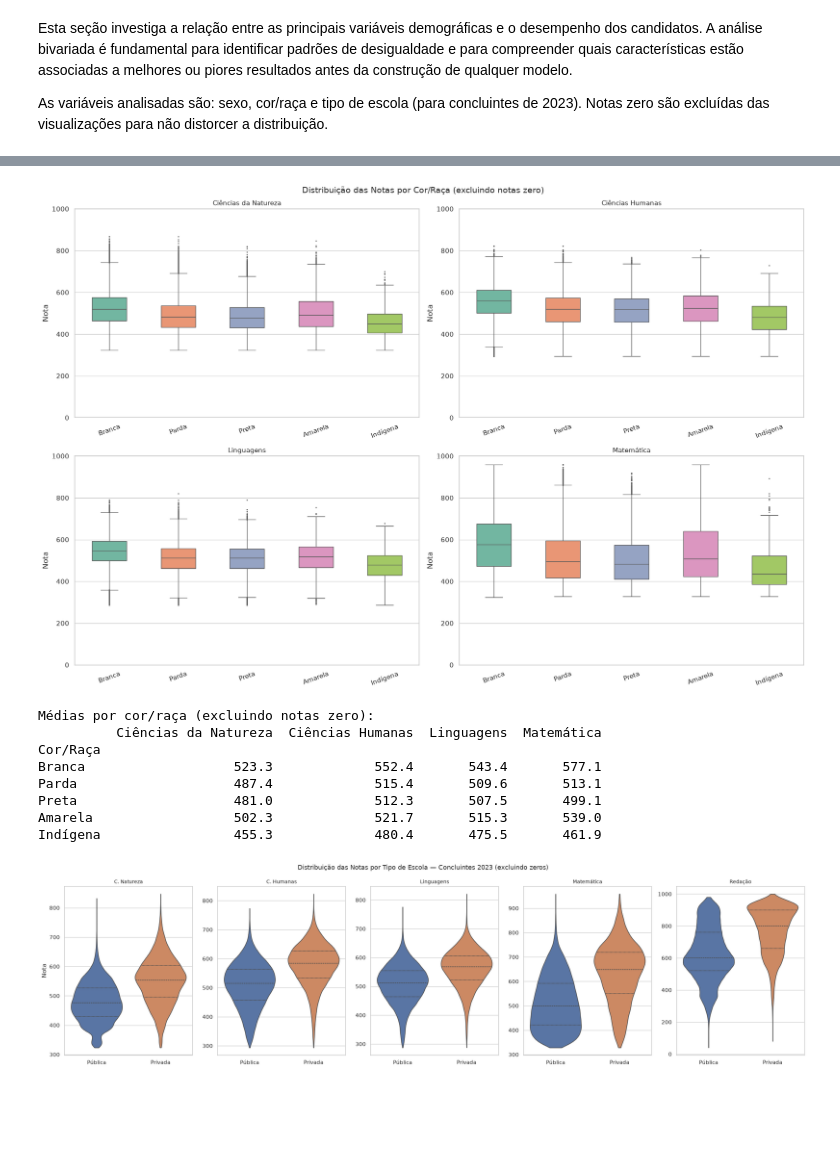
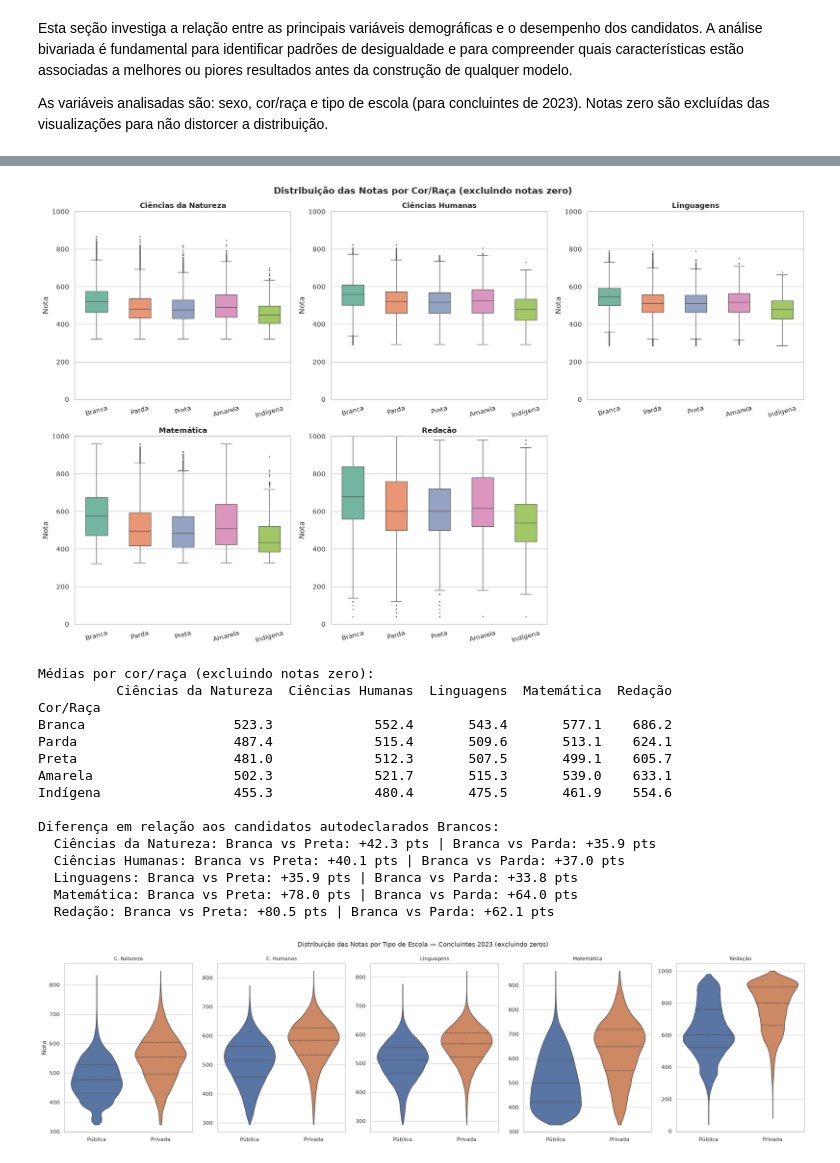
Before and after one commit to Prof-Saulo-Santos/mba-tcc-enem, a Jupyter notebook: notebooks/02_eda.ipynb, the cells around one changed output, grey strips where cells are left out. Saved outputs shown, nothing was run; the diff lists cells and outputs as text; code cells hidden in the pictures; blank space fills up the shorter version.

```diff
--- a/notebooks/02_eda.ipynb
+++ b/notebooks/02_eda.ipynb
@@ -1581,13 +1624,14 @@ características estão associadas a melhores ou piores resultados antes da cons
 As variáveis analisadas são: sexo, cor/raça e tipo de escola (para concluintes de 2023).
 Notas zero são excluídas das visualizações para não distorcer a distribuição.
 # %%
-notas = ['NU_NOTA_CN', 'NU_NOTA_CH', 'NU_NOTA_LC', 'NU_NOTA_MT']
-titulos = ['Ciências da Natureza', 'Ciências Humanas', 'Linguagens', 'Matemática']
+# ── Distribuição das Notas por Sexo (Incluindo Redação) ───────────────────────
+notas = ['NU_NOTA_CN', 'NU_NOTA_CH', 'NU_NOTA_LC', 'NU_NOTA_MT', 'NU_NOTA_REDACAO']
+titulos = ['C. Natureza', 'C. Humanas', 'Linguagens', 'Matemática', 'Redação']
 
 df_plot = df.copy()
 df_plot['Sexo'] = df_plot['TP_SEXO'].map({'M': 'Masculino', 'F': 'Feminino'})
 
-fig, axes = plt.subplots(1, 4, figsize=(20, 6), sharey=True)
+fig, axes = plt.subplots(1, 5, figsize=(22, 6), sharey=True)
 fig.suptitle('Distribuição das Notas por Sexo (excluindo notas zero)', fontsize=14)
 
 for i, (nota, titulo) in enumerate(zip(notas, titulos)):
@@ -1599,7 +1643,7 @@ for i, (nota, titulo) in enumerate(zip(notas, titulos)):
         palette={'Feminino': '#E07B8A', 'Masculino': '#5B8DB8'},
         ax=ax, inner='quartile', cut=0
     )
-    ax.set_title(titulo, fontsize=10)
+    ax.set_title(titulo, fontsize=11, fontweight='bold')
     ax.set_xlabel('')
     ax.set_ylabel('Nota' if i == 0 else '')
     ax.set_ylim(0, 1000)
@@ -1607,6 +1651,7 @@ for i, (nota, titulo) in enumerate(zip(notas, titulos)):
 plt.tight_layout()
 plt.show()
 
+# Tabela com as 5 médias
 print("Médias por sexo (excluindo notas zero):")
 medias_sexo = (
     df_plot[df_plot[notas].gt(0).all(axis=1)]
@@ -1614,4 +1659,10 @@ medias_sexo = (
 )
 medias_sexo.columns = titulos
 print(medias_sexo.to_string())
+
+# Diferença Masculino - Feminino
+diff_sexo = medias_sexo.loc['Masculino'] - medias_sexo.loc['Feminino']
+print("\nDiferença (Masculino − Feminino):")
+for c, v in diff_sexo.items():
+    print(f"  {c}: {v:+.1f} pontos")
 # %% [output]
@@ -1624,47 +1682,73 @@ Masculino                 515.7             537.9       526.8       566.8
 # %%
+# ── Distribuição das Notas por Cor/Raça (Incluindo Redação) ───────────────────
 labels_raca_biv = {1: 'Branca', 2: 'Preta', 3: 'Parda', 4: 'Amarela', 5: 'Indígena'}
 ordem_raca_biv  = ['Branca', 'Parda', 'Preta', 'Amarela', 'Indígena']
+
+# 5 notas oficiais
+notas = ['NU_NOTA_CN', 'NU_NOTA_CH', 'NU_NOTA_LC', 'NU_NOTA_MT', 'NU_NOTA_REDACAO']
+titulos = ['Ciências da Natureza', 'Ciências Humanas', 'Linguagens', 'Matemática', 'Redação']
 
 df_raca = df[df['TP_COR_RACA'].isin(labels_raca_biv)].copy()
 df_raca['Cor/Raça'] = df_raca['TP_COR_RACA'].map(labels_raca_biv)
 
-fig, axes = plt.subplots(2, 2, figsize=(18, 12))
-fig.suptitle('Distribuição das Notas por Cor/Raça (excluindo notas zero)', fontsize=14)
+# Grade 2x3 para acomodar as 5 notas confortavelmente
+fig, axes = plt.subplots(2, 3, figsize=(18, 11))
+fig.suptitle('Distribuição das Notas por Cor/Raça (excluindo notas zero)', fontsize=15, fontweight='bold')
+
+axes_flat = axes.flatten()
 
 for i, (nota, titulo) in enumerate(zip(notas, titulos)):
-    ax = axes[i // 2][i % 2]
+    ax = axes_flat[i]
     sub = df_raca[df_raca[nota] > 0]
     sns.boxplot(
         data=sub, x='Cor/Raça', y=nota,
         order=ordem_raca_biv, palette='Set2',
         ax=ax, width=0.5, fliersize=1
     )
-    ax.set_title(titulo, fontsize=11)
+    ax.set_title(titulo, fontsize=12, fontweight='bold')
     ax.set_xlabel('')
     ax.set_ylabel('Nota')
     ax.set_ylim(0, 1000)
-    ax.tick_params(axis='x', rotation=20)
+    ax.tick_params(axis='x', rotation=15)
+
+# Oculta o 6º eixo vazio para manter o layout limpo e elegante
+axes_flat[5].set_visible(False)
 
 plt.tight_layout()
 plt.show()
 
+# ── Tabela de Médias por Cor/Raça ─────────────────────────────────────────────
 print("Médias por cor/raça (excluindo notas zero):")
 medias_raca_biv = (
     df_raca[df_raca[notas].gt(0).all(axis=1)]
     .groupby('Cor/Raça')[notas].mean().round(1)
 )
 medias_raca_biv.columns = titulos
 print(medias_raca_biv.reindex(ordem_raca_biv).to_string())
+
+# Diferença Branca − Preta e Branca − Parda
+print("\nDiferença em relação aos candidatos autodeclarados Brancos:")
+diff_preta = medias_raca_biv.loc['Branca'] - medias_raca_biv.loc['Preta']
+diff_parda = medias_raca_biv.loc['Branca'] - medias_raca_biv.loc['Parda']
+for c in titulos:
+    print(f"  {c}: Branca vs Preta: +{diff_preta[c]:.1f} pts | Branca vs Parda: +{diff_parda[c]:.1f} pts")
 # %% [output]
-[figure, old version]
+[figure, new version]
 Médias por cor/raça (excluindo notas zero):
-          Ciências da Natureza  Ciências Humanas  Linguagens  Matemática
+          Ciências da Natureza  Ciências Humanas  Linguagens  Matemática  Redação
 Cor/Raça
-Branca                   523.3             552.4       543.4       577.1
-Parda                    487.4             515.4       509.6       513.1
-Preta                    481.0             512.3       507.5       499.1
-Amarela                  502.3             521.7       515.3       539.0
-Indígena                 455.3             480.4       475.5       461.9
+Branca                   523.3             552.4       543.4       577.1    686.2
+Parda                    487.4             515.4       509.6       513.1    624.1
+Preta                    481.0             512.3       507.5       499.1    605.7
+Amarela                  502.3             521.7       515.3       539.0    633.1
+Indígena                 455.3             480.4       475.5       461.9    554.6
+
+Diferença em relação aos candidatos autodeclarados Brancos:
+  Ciências da Natureza: Branca vs Preta: +42.3 pts | Branca vs Parda: +35.9 pts
+  Ciências Humanas: Branca vs Preta: +40.1 pts | Branca vs Parda: +37.0 pts
+  Linguagens: Branca vs Preta: +35.9 pts | Branca vs Parda: +33.8 pts
+  Matemática: Branca vs Preta: +78.0 pts | Branca vs Parda: +64.0 pts
+  Redação: Branca vs Preta: +80.5 pts | Branca vs Parda: +62.1 pts
 # %%
 notas_all = ['NU_NOTA_CN', 'NU_NOTA_CH', 'NU_NOTA_LC', 'NU_NOTA_MT', 'NU_NOTA_REDACAO']
 titulos_all = ['C. Natureza', 'C. Humanas', 'Linguagens', 'Matemática', 'Redação']
```
Also changed, not shown: parts of 24 cells of this notebook, 5 other files.
